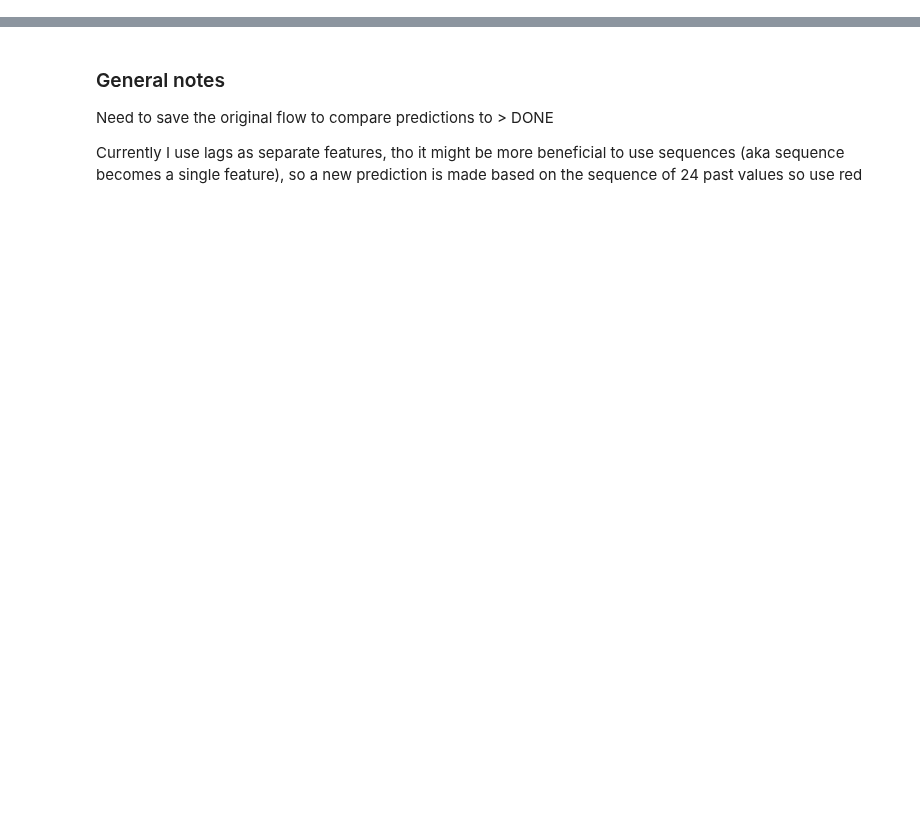
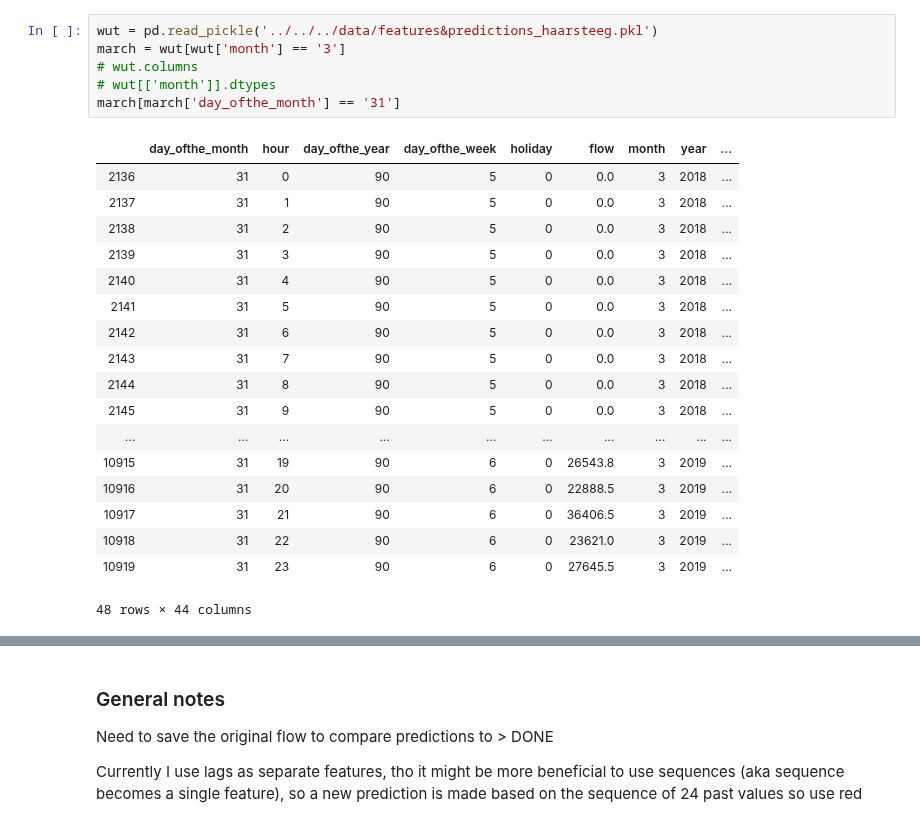
Before and after one commit to rogertian0707/jbg060, a Jupyter notebook: code/ML model/RNN pls work/NEW MODEL.ipynb, the cells around one changed output, grey strips where cells are left out. Saved outputs shown, nothing was run; the diff lists cells and outputs as text; blank space fills up the shorter version.

```diff
--- a/code/ML model/RNN pls work/NEW MODEL.ipynb
+++ b/code/ML model/RNN pls work/NEW MODEL.ipynb
@@ -14,0 +27,25 @@ from keras.callbacks import EarlyStopping
+# %%
+wut = pd.read_pickle('../../../data/features&predictions_haarsteeg.pkl')
+march = wut[wut['month'] == '3']
+# wut.columns
+# wut[['month']].dtypes
+march[march['day_ofthe_month'] == '31']
+# %% [output]
+|  | day_ofthe_month | hour | day_ofthe_year | day_ofthe_week | holiday | flow | month | year | ... |
+| 2136 | 31 | 0 | 90 | 5 | 0 | 0.0 | 3 | 2018 | ... |
+| 2137 | 31 | 1 | 90 | 5 | 0 | 0.0 | 3 | 2018 | ... |
+| 2138 | 31 | 2 | 90 | 5 | 0 | 0.0 | 3 | 2018 | ... |
+| 2139 | 31 | 3 | 90 | 5 | 0 | 0.0 | 3 | 2018 | ... |
+| 2140 | 31 | 4 | 90 | 5 | 0 | 0.0 | 3 | 2018 | ... |
+| 2141 | 31 | 5 | 90 | 5 | 0 | 0.0 | 3 | 2018 | ... |
+| 2142 | 31 | 6 | 90 | 5 | 0 | 0.0 | 3 | 2018 | ... |
+| 2143 | 31 | 7 | 90 | 5 | 0 | 0.0 | 3 | 2018 | ... |
+| 2144 | 31 | 8 | 90 | 5 | 0 | 0.0 | 3 | 2018 | ... |
+| 2145 | 31 | 9 | 90 | 5 | 0 | 0.0 | 3 | 2018 | ... |
+| ... | ... | ... | ... | ... | ... | ... | ... | ... | ... |
+| 10915 | 31 | 19 | 90 | 6 | 0 | 26543.8 | 3 | 2019 | ... |
+| 10916 | 31 | 20 | 90 | 6 | 0 | 22888.5 | 3 | 2019 | ... |
+| 10917 | 31 | 21 | 90 | 6 | 0 | 36406.5 | 3 | 2019 | ... |
+| 10918 | 31 | 22 | 90 | 6 | 0 | 23621.0 | 3 | 2019 | ... |
+| 10919 | 31 | 23 | 90 | 6 | 0 | 27645.5 | 3 | 2019 | ... |
+48 rows × 44 columns
```
Also changed, not shown: parts of 27 cells of this notebook.
